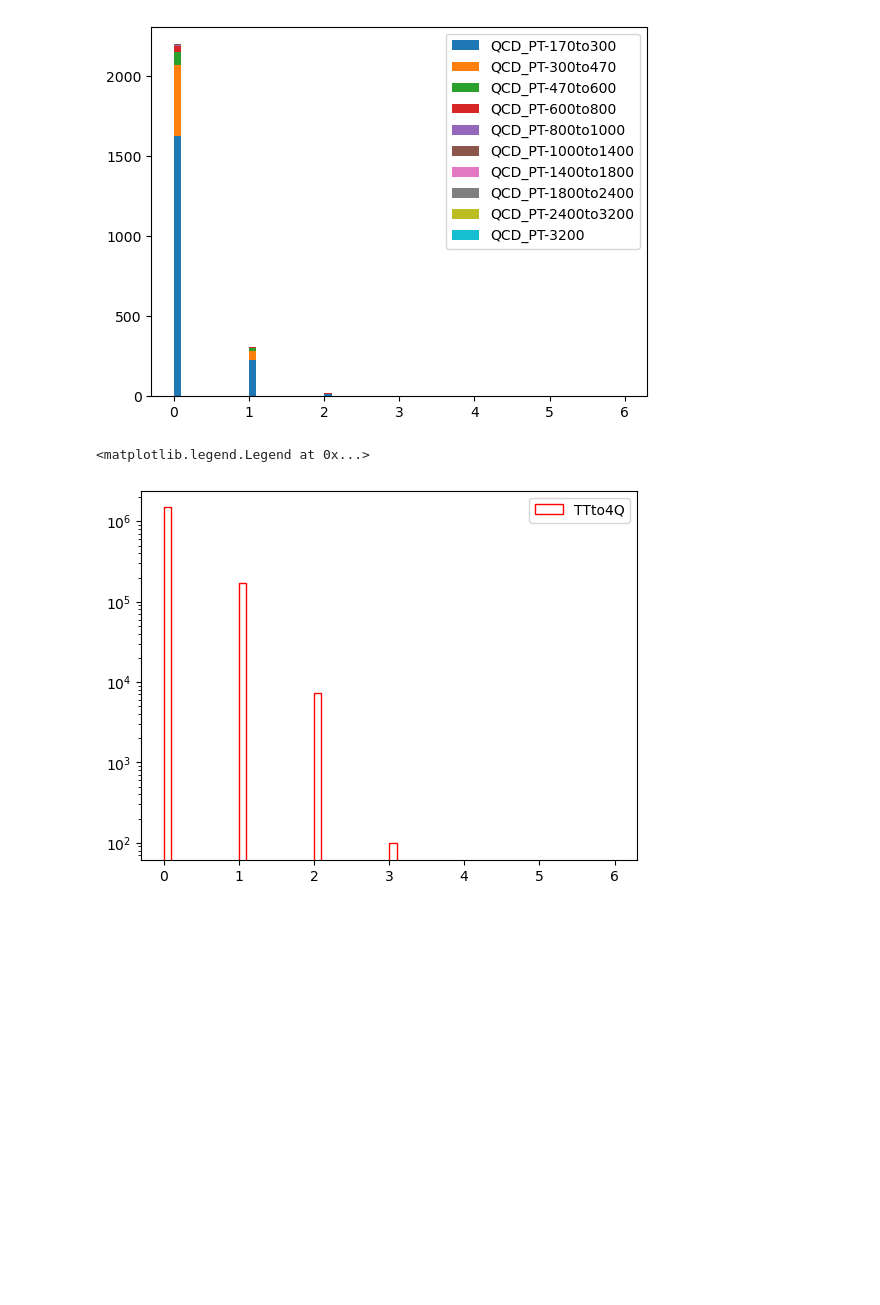
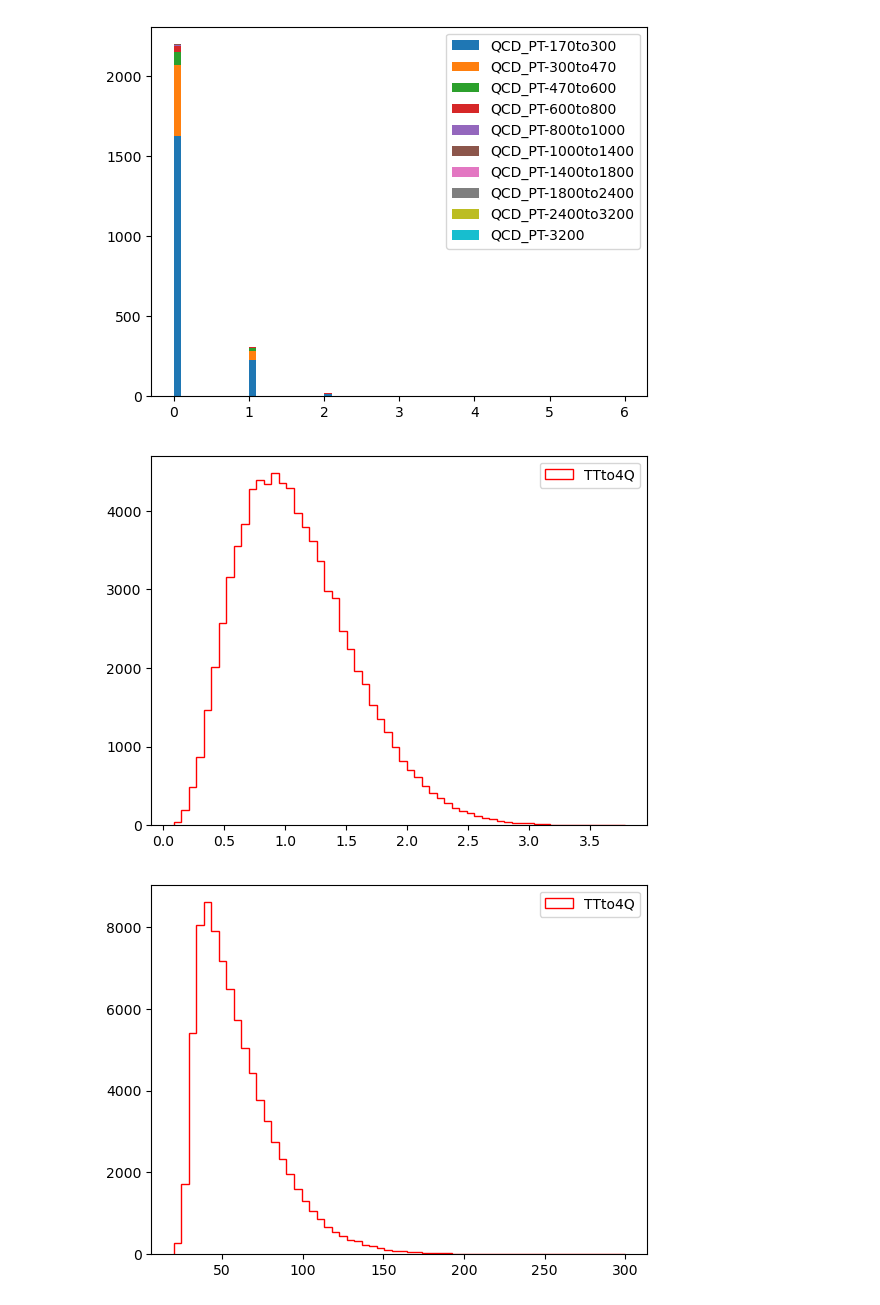
Before and after one commit to akanugan/MultiJets, a Jupyter notebook: run3_analyzer.ipynb, the cells around one changed output. Drawn from its saved outputs; the diff is of its cells as text; code cells hidden in the pictures; blank space fills up the shorter version.

```diff
--- a/run3_analyzer.ipynb
+++ b/run3_analyzer.ipynb
@@ -164,18 +164,19 @@ plt.legend()
 <matplotlib.legend.Legend at 0x...>
 [figure]
 # %%
-plt.hist(
-    [ak.flatten(val["data"]["jtrip_qgl"]) for val in top_mc.values()],
-    #weights= [[val["weight"][0]]*len(ak.flatten(val["data"]['jtrip_qgl'])) for val in top_mc.values()],
-    bins= 60,
-    histtype='step',
-    color="red",
-    label=[key for key in top_mc.keys()],
-    range=(0,6)
+for key in ["jmds6332","sixpt"]:
+    plt.hist(
+        [val["data"][key] for val in top_mc.values()],
+        #weights= [[val["weight"][0]]*len(ak.flatten(val["data"]['jtrip_qgl'])) for val in top_mc.values()],
+        bins= 60,
+        histtype='step',
+        color="red",
+        label=[key for key in top_mc.keys()],
     )
 
-plt.yscale('log')
-plt.legend()
+    #plt.yscale('log')
+    plt.legend()
+    plt.show()
 # %% [output]
-<matplotlib.legend.Legend at 0x...>
-[figure, old version]
+[figure, new version]
+[figure, added]
```
Also changed, not shown: parts of 5 cells of this notebook, 2 other files.
